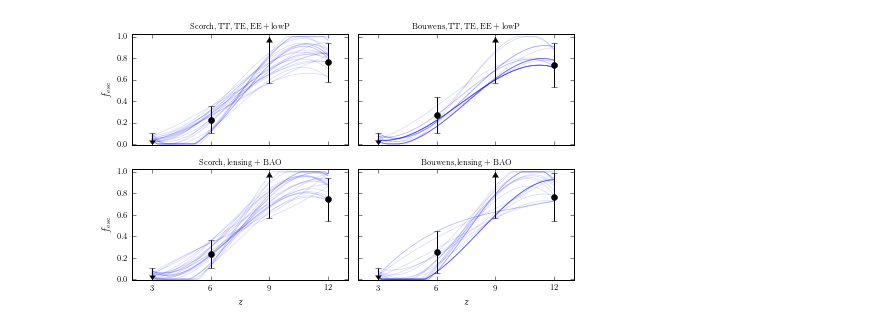
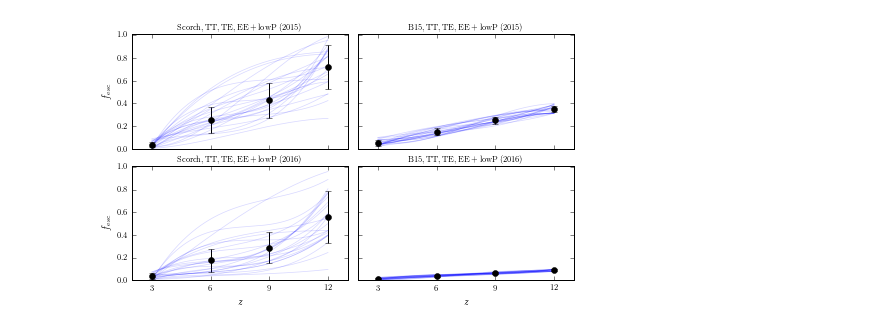
Before and after one commit to laynep/tau_calc_reion, a Jupyter notebook: data_postprocessing.ipynb, the cells around one changed output. Saved outputs shown, nothing was run; the diff lists cells and outputs as text; code cells hidden in the pictures.

```diff
--- a/data_postprocessing.ipynb
+++ b/data_postprocessing.ipynb
@@ -81,7 +81,7 @@ z_knots = np.linspace(3,12,nknots)
 f_knots = np.random.uniform(0,1,nknots)
 
 #print f_knots
-f_knots = np.array([ 0.02235351,  0.51514863,  0.37060074,  0.86430903])*0.4
+f_knots = np.array([ 0.02235351,  0.21,  0.27,  0.35])
 
 fesc = map(lambda x: knots(x,z_knots,f_knots,'cubic'),z_pos)
 fesc2 = map(lambda x: knots(x,z_knots,f_knots,'linear'),z_pos)
@@ -282,7 +478,11 @@ for name in name_list:
 # %%
 #Error bar plot for knotted sky f_esc
+#import waterfill_errors as err
+
 direct='/Users/laynep/work/reionization/importance_sampler/python_implementation/'
-data_list = ['chain_polint_TTTEEE_tauonly.dat','chain_polint_TTTEEE_Bouwens_tauonly.dat', 'chain_polint_lensing_BAO_tauonly.dat',  'chain_polint_lensing_BAO_Bouwens_tauonly.dat']
+data_list = ['chain_polint_TTTEEE_tauonly.dat','chain_polint_TTTEEE_Bouwens_tauonly.dat',
+             #'chain_polint_lensing_BAO_tauonly.dat',  'chain_polint_lensing_BAO_Bouwens_tauonly.dat']
+             'chain_polint_planck16_Scorch.dat','chain_polint_planck16_Bouwens.dat']
 
 
 inch_size = 2*246.0/72.0
@@ -297,17 +497,22 @@ ax_list=[ax1,ax2,ax3,ax4]
 params = load_params()
 plt.rcParams.update(params)
 
-def knots(z, z_knots, f_knots, style):
+def knots(z, z_knots, f_knots, style, xi_ion=False):
 
     if z<3.0:
-        return f_knots[0]
+        fesc = f_knots[0]
     elif z>12.0:
-        return f_knots[-1]
+        fesc = f_knots[-1]
     else:
 
         func = interp.interp1d(z_knots, f_knots, kind=style)
+        fesc = np.min([np.max([0.0,func(z)]), 1.0])
+        #fesc = np.max([0.0,func(z)])
 
-    return np.min([np.max([0.0,func(z)]), 1.0])
+    if xi_ion==False:
+        return fesc
+    else:
+        return (10.0**xi_ion)*fesc
 
 burnin=80000
 
@@ -316,7 +521,14 @@ for name, ax in zip(data_list,ax_list):
     data = np.loadtxt(direct+name)
     data = data[burnin:]
 
-    data = np.array([row for row in data if row[1]<row[2] <row[3]<row[4]])
+    print "min,max", np.min(data[:,1]),np.max(data[:,1])
+
+
+    #data = np.array([row for row in data if row[1]<row[2] <row[3]<row[4]])
+
+    #Change to f_esc*\xi_ion
+    #for ii in xrange(len(data)):
+    #    data[ii,1:5]=data[ii,1:5]*(10.0**data[ii,-1])
 
     z_knots = np.linspace(3,12,4)
     nknots = len(z_knots)
@@ -329,28 +541,18 @@ for name, ax in zip(data_list,ax_list):
     err_z = [np.sqrt(np.var(dat))for dat in f_knots.T]
 
     #Change f_9 to lower limit at 68% CI assuming linear PDF
-    mean_z[2]=np.sqrt(1.0-0.68)
-    err_z[2] = 1.0-mean_z[2]
+    #mean_z[2]=np.sqrt(1.0-0.68)
+    #err_z[2] = 1.0-mean_z[2]
 
     #Change f_3 to upper limit at 68% CI assuming linear PDF
-    mean_z[0]=0.1
-    err_z[0] = 0.1
+    #mean_z[0]=0.1
+    #err_z[0] = 0.1
 
 
-
-    f_knots = np.array([knt for knt in f_knots if err_z[1]>np.abs(knt[1]-mean_z[1]) and mean_z[2]<knt[2]])
+    #f_knots = np.array([knt for knt in f_knots if err_z[1]>np.abs(knt[1]-mean_z[1]) and mean_z[2]<knt[2]])
     f_knots_rand = np.random.choice(f_knots.shape[0],size=(25,))
     f_knots_rand = f_knots[f_knots_rand]
 
-    f_knots2 = np.array([knt for knt in data[:,1:nknots+1] if 2*err_z[1]>np.abs(knt[1]-mean_z[1]) and np.sqrt(1.0-0.95)<knt[2]])
-    f_knots_rand2 = np.random.choice(f_knots2.shape[0],size=(25,))
-    f_knots_rand2 = f_knots2[f_knots_rand2]
-    #print f_knots_rand
-
-    #for fkn in f_knots_rand2:
-    #    f_vals2 = map( lambda x: knots(x, z_knots, fkn, 'cubic'), z_vals)
-    #    #ax.plot(z_vals, f_vals2, 'b-', alpha=0.15, linewidth=0.75 )
-    #    ax.plot(z_vals, f_vals2, 'g-', alpha=0.075, linewidth=2.5 )
 
     for fkn in f_knots_rand:
         f_vals2 = map( lambda x: knots(x, z_knots, fkn, 'cubic'), z_vals)
@@ -358,7 +560,9 @@ for name, ax in zip(data_list,ax_list):
 
 
 
+    ax.errorbar(z_knots[0],mean_z[0],  yerr = err_z[0],  color='k',fmt='o')
     ax.errorbar(z_knots[1],mean_z[1],  yerr = err_z[1],  color='k',fmt='o')
+    ax.errorbar(z_knots[2],mean_z[2],  yerr = err_z[2],  color='k',fmt='o')
     ax.errorbar(z_knots[3],mean_z[3],  yerr = err_z[3],  color='k',fmt='o')
 
     #Change f_12 to upper and lower limit at bounds because it's uniform
@@ -369,13 +573,13 @@ for name, ax in zip(data_list,ax_list):
     #ax.errorbar(z_knots[3],mean_z[3][1], yerr=err_z[3][1],
     #            uplims=[0.1],capsize=3.0, color='k',alpha=0.75,linewidth=1.5,fmt='x')
 
-    ax.errorbar(z_knots[2],mean_z[2], yerr=err_z[2],
-                lolims=[1.0],capsize=3.0, color='k')
-    ax.errorbar(z_knots[0],mean_z[0], yerr=err_z[0],
-                uplims=[0.1],capsize=3.0, color='k')
+    #ax.errorbar(z_knots[2],mean_z[2], yerr=err_z[2],
+    #            lolims=[1.0],capsize=3.0, color='k')
+    #ax.errorbar(z_knots[0],mean_z[0], yerr=err_z[0],
+    #            uplims=[0.1],capsize=3.0, color='k')
 
 
-    ax.set_ylim([-0.01,1.025])
+    #ax.set_ylim([-0.01,1.025])
     ax.set_xlim([2,13])
     ax.set_xticks([3,6,9,12])
     #ax.set_yticks([0,0.25,0.5])
@@ -391,11 +595,18 @@ ax2.set_xticklabels([])
 ax2.set_yticklabels([])
 ax4.set_yticklabels([])
 
-ax1.set_title(r'${\rm Scorch, TT,TE,EE+lowP }$',fontsize=8)
-ax3.set_title(r'${\rm Scorch, lensing+BAO }$',fontsize=8)
+ax1.set_title(r'${\rm Scorch, TT,TE,EE+lowP\ (2015) }$',fontsize=8)
+#ax3.set_title(r'${\rm Scorch, TT+lensing+BAO }$',fontsize=8)
+ax3.set_title(r'${\rm Scorch, TT,TE,EE+lowP\ (2016) }$',fontsize=8)
 
-ax2.set_title(r'${\rm Bouwens, TT,TE,EE+lowP }$',fontsize=8)
-ax4.set_title(r'${\rm Bouwens, lensing+BAO }$',fontsize=8)
+ax2.set_title(r'${\rm B15, TT,TE,EE+lowP\ (2015) }$',fontsize=8)
+#ax4.set_title(r'${\rm B15, TT+lensing+BAO }$',fontsize=8)
+ax4.set_title(r'${\rm B15, TT,TE,EE+lowP\ (2016) }$',fontsize=8)
+
+ax1.set_ylim([0,1.01])
+ax2.set_ylim([0,1.01])
+ax3.set_ylim([0,1.01])
+ax4.set_ylim([0,1.01])
 
 
 
@@ -403,6 +614,9 @@ ax4.set_title(r'${\rm Bouwens, lensing+BAO }$',fontsize=8)
 
 plt.tight_layout()
 
+plt.subplots_adjust(hspace=0.15,wspace=0.05)
+
+
 save=True
 if save:
     direct='/Users/laynep/work/papers/reionization/plots/'
@@ -415 +633 @@ chain_polint_lensing_BAO_Bouwens_tauonly.dat
-[figure, old version]
+[figure, new version]
```
Also changed, not shown: parts of 22 cells of this notebook, 1 other file.
